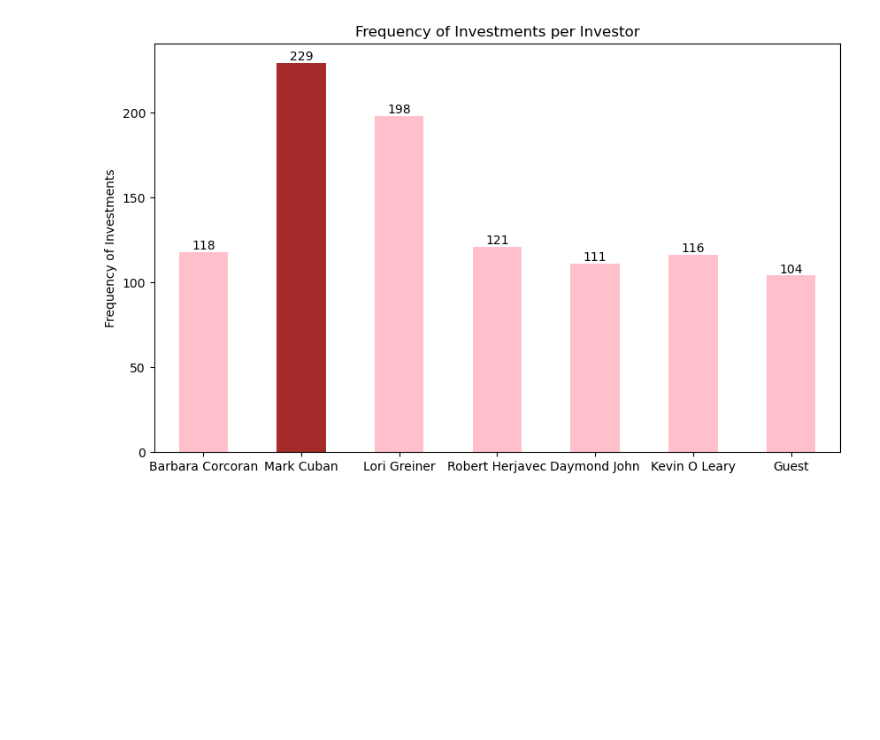
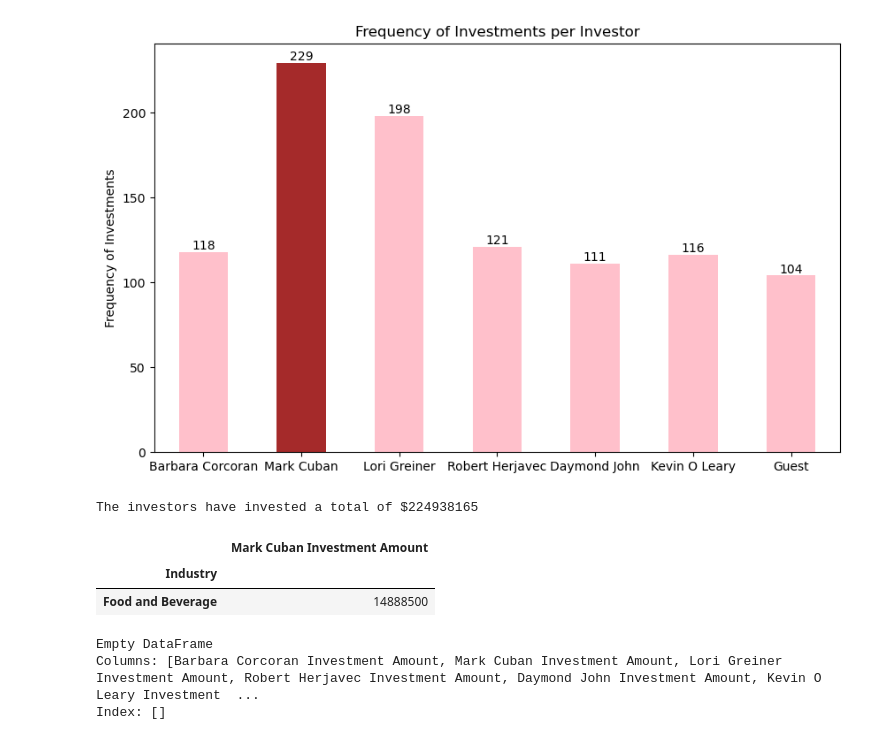
Before and after one commit to 0layiw0la/SHARK-TANK-INVESTMENT-ANALYSIS, a Jupyter notebook: SHARK TANK INVESTMENT ANALYSIS.ipynb, the cells around one changed output. Cells and saved outputs as stored; diff of their text form; code cells hidden in the pictures; blank space fills up the shorter version.

```diff
--- a/SHARK TANK INVESTMENT ANALYSIS.ipynb
+++ b/SHARK TANK INVESTMENT ANALYSIS.ipynb
@@ -464,3 +468,8 @@ for i,v in enumerate(Investor_investments.count()):
     plt.text(i,v,str(v),ha='center',va='bottom',color='black')
 # %% [output]
 [figure]
+# %%
+# How much have the sharks invested total
+print("The investors have invested a total of $"+str(math.floor(Investor_investments.sum().sum())))
+# %% [output]
+The investors have invested a total of $224938165
@@ -467,3 +478,19 @@ for i,v in enumerate(Investor_investments.count()):
+# %%
+Industry_investor_filter = Sharkt['Mark Cuban Investment Amount']!= "Did not Invest"
+Industry_investor = Sharkt[Industry_investor_filter]
+Mark = Industry_investor[['Mark Cuban Investment Amount','Industry']].groupby('Industry')
+Mark.sum().nlargest(1,'Mark Cuban Investment Amount')
+# %% [output]
+|  | Mark Cuban Investment Amount |
+| Industry |  |
+| Food and Beverage | 14888500 |
+# %%
+Mark_cuban = Industry_investor[['Mark Cuban Investment Amount']]
+print(Industry_investor.head())
+# %% [output]
+Empty DataFrame
+Columns: [Barbara Corcoran Investment Amount, Mark Cuban Investment Amount, Lori Greiner Investment Amount, Robert Herjavec Investment Amount, Daymond John Investment Amount, Kevin O Leary Investment  ...
+Index: []
 # %%
 # Creating fact and dimension tables for easier analysis
 # %%
```
Also changed, not shown: parts of 24 cells of this notebook.
